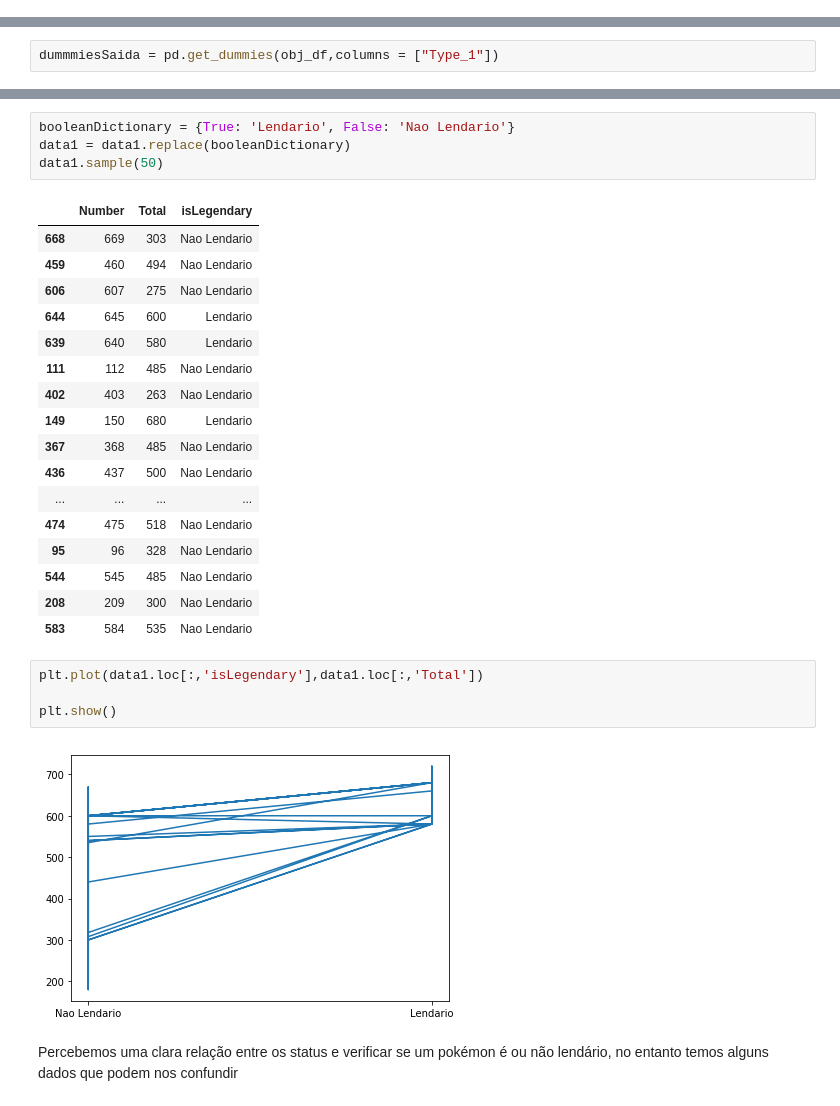
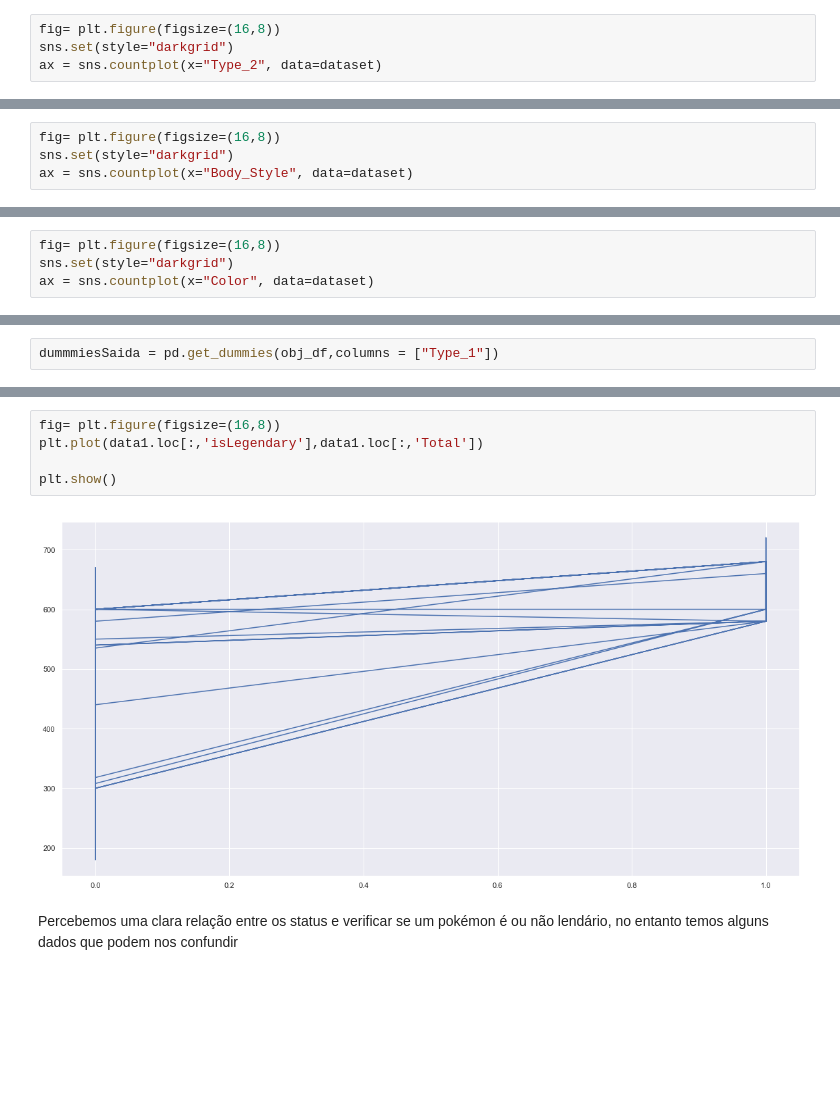
Before and after one commit to brunolmourao/machine-learning, a Jupyter notebook: Trabalho Final/Trabalho Final.ipynb, the cells around one changed output, grey strips where cells are left out. Saved outputs shown, nothing was run; the diff lists cells and outputs as text; blank space fills up the shorter version.

```diff
--- a/Trabalho Final/Trabalho Final.ipynb
+++ b/Trabalho Final/Trabalho Final.ipynb
@@ -178,0 +158,4 @@ Todos os tipos são utilizados tanto como primários como secundários
+# %%
+fig= plt.figure(figsize=(16,8))
+sns.set(style="darkgrid")
+ax = sns.countplot(x="Type_2", data=dataset)
@@ -178,0 +164,4 @@ Todos os tipos são utilizados tanto como primários como secundários
+# %%
+fig= plt.figure(figsize=(16,8))
+sns.set(style="darkgrid")
+ax = sns.countplot(x="Body_Style", data=dataset)
@@ -178,0 +170,4 @@ Todos os tipos são utilizados tanto como primários como secundários
+# %%
+fig= plt.figure(figsize=(16,8))
+sns.set(style="darkgrid")
+ax = sns.countplot(x="Color", data=dataset)
@@ -238,31 +228,10 @@ data1.sample(10)
-# %%
-booleanDictionary = {True: 'Lendario', False: 'Nao Lendario'}
-data1 = data1.replace(booleanDictionary)
-data1.sample(50)
-# %% [output]
-|  | Number | Total | isLegendary |
-| 668 | 669 | 303 | Nao Lendario |
-| 459 | 460 | 494 | Nao Lendario |
-| 606 | 607 | 275 | Nao Lendario |
-| 644 | 645 | 600 | Lendario |
-| 639 | 640 | 580 | Lendario |
-| 111 | 112 | 485 | Nao Lendario |
-| 402 | 403 | 263 | Nao Lendario |
-| 149 | 150 | 680 | Lendario |
-| 367 | 368 | 485 | Nao Lendario |
-| 436 | 437 | 500 | Nao Lendario |
-| ... | ... | ... | ... |
-| 474 | 475 | 518 | Nao Lendario |
-| 95 | 96 | 328 | Nao Lendario |
-| 544 | 545 | 485 | Nao Lendario |
-| 208 | 209 | 300 | Nao Lendario |
-| 583 | 584 | 535 | Nao Lendario |
 # %%
+fig= plt.figure(figsize=(16,8))
 plt.plot(data1.loc[:,'isLegendary'],data1.loc[:,'Total'])
 
 plt.show()
 # %% [output]
-[figure, old version]
+[figure, new version]
 # %% [markdown]
 Percebemos uma clara relação entre os status e verificar se um pokémon é ou não lendário, no entanto temos alguns dados que podem nos confundir
 # %%
```
Also changed, not shown: parts of 22 cells of this notebook, 2 other files.
